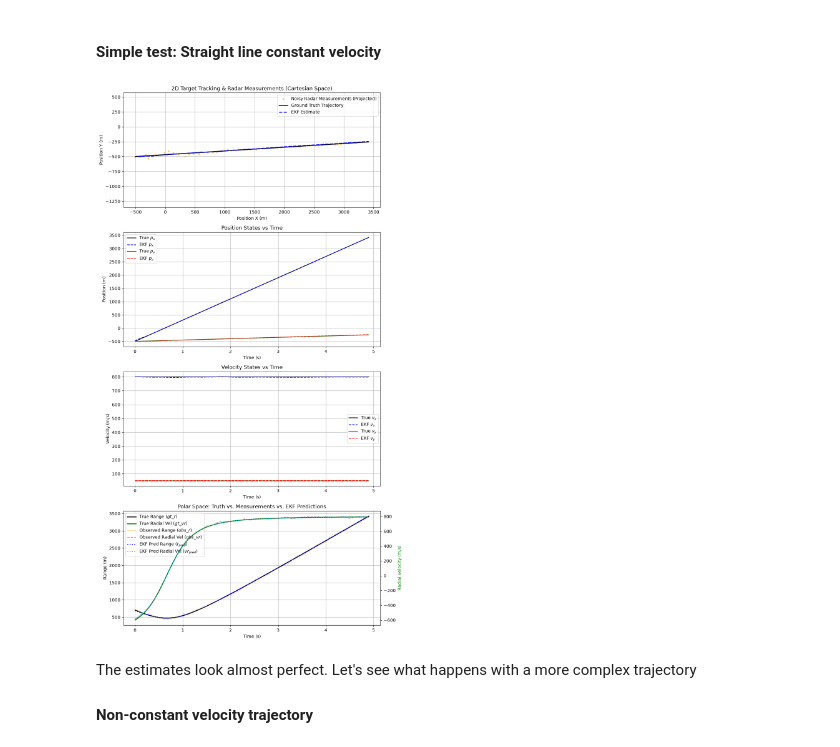
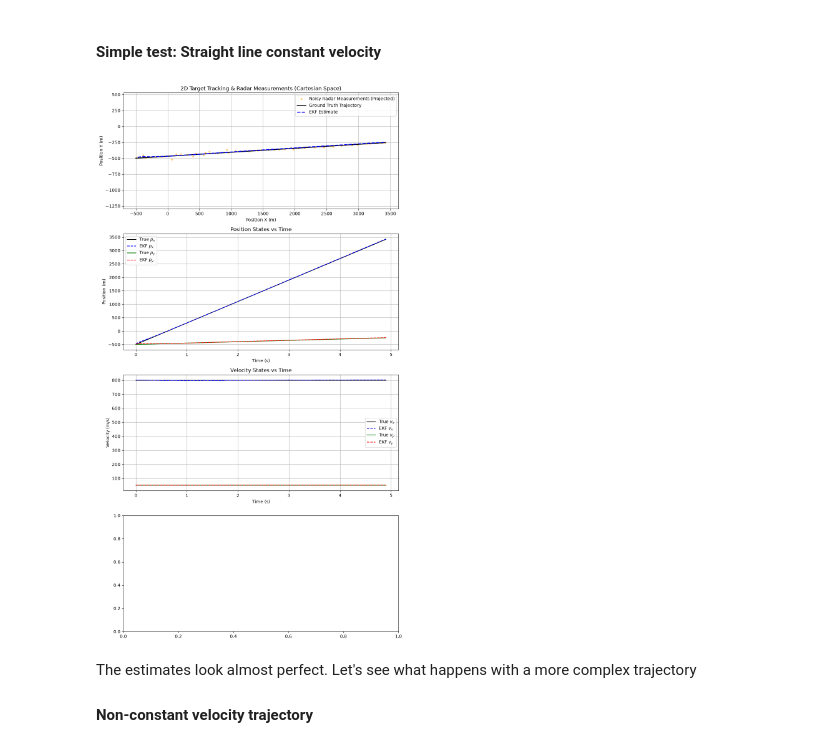
Before and after one commit to soldee/kalman-training, a Jupyter notebook: ekf.ipynb, the cells around one changed output. Saved outputs shown, nothing was run; the diff lists cells and outputs as text; code cells hidden in the pictures.

```diff
--- a/ekf.ipynb
+++ b/ekf.ipynb
@@ -142,7 +142,7 @@ class SemiEKF:
         self.Q = np.array([
             [1/4 * dt**4 * sigma_ax**2, 0, 1/2 * dt**3 * sigma_ax**2, 0],
             [0, 1/4 * dt**4 * sigma_ay**2, 0, 1/2 * dt**3 * sigma_ay**2],
-            [1/2 * dt**3 * sigma_ax*2, 0, dt**2 * sigma_ax**2, 0],
+            [1/2 * dt**3 * sigma_ax**2, 0, dt**2 * sigma_ax**2, 0],
             [0, 1/2 * dt**3 * sigma_ay**2, 0, dt**2 * sigma_ay**2],
         ])
         self.R = np.diag([sigma_r**2, sigma_vr**2])
@@ -216,3 +207,5 @@ for i in range(N):
+# %%
+kf_r = None
 # %%
 def plot():
     fig, axes = plt.subplots(4, 1, figsize=(10, 18))
@@ -239,54 +232,55 @@ def plot():
     axes[1].plot(t, gt_py, 'g-', label='True $p_y$', linewidth=1.5)
     axes[1].plot(t, kf_py, 'r--', label='EKF $p_y$', linewidth=1.5)
     axes[1].set_title('Position States vs Time')
     axes[1].set_xlabel('Time (s)')
     axes[1].set_ylabel('Position (m)')
     axes[1].grid(True)
     axes[1].legend()
 
     # Plot 3: Velocity Components over Time
     axes[2].plot(t, gt_vx, 'k-', label='True $v_x$', linewidth=1.5)
     axes[2].plot(t, kf_vx, 'b--', label='EKF $v_x$', linewidth=1.5)
     axes[2].plot(t, gt_vy, 'g-', label='True $v_y$', linewidth=1.5)
     axes[2].plot(t, kf_vy, 'r--', label='EKF $v_y$', linewidth=1.5)
     axes[2].set_title('Velocity States vs Time')
     axes[2].set_xlabel('Time (s)')
     axes[2].set_ylabel('Velocity (m/s)')
     axes[2].grid(True)
     axes[2].legend()
 
-    # Plot 4: Polar Comparison (Ground Truth vs Raw Observations vs EKF Predictions)
-    ax4_twin = axes[3].twinx()
 
-    # Ground Truth Polar (Solid lines)
-    l1 = axes[3].plot(t, gt_r, 'k-', linewidth=2, label='True Range ($gt\_r$)')
-    l2 = ax4_twin.plot(t, gt_vr, 'g-', linewidth=2, label='True Radial Vel ($gt\_vr$)')
+    if kf_r is not None:
+        # Plot 4: Polar Comparison (Ground Truth vs Raw Observations vs EKF Predictions)
+        ax4_twin = axes[3].twinx()
 
-    # Raw Noisy Observations (Dotted/Alpha lines)
-    l3 = axes[3].plot(t, obs_r, 'orange', alpha=0.4, linestyle='--', label='Observed Range ($obs\_r$)')
-    l4 = ax4_twin.plot(t, obs_vr, 'purple', alpha=0.4, linestyle='--', label='Observed Radial Vel ($obs\_vr$)')
+        # Ground Truth Polar (Solid lines)
+        l1 = axes[3].plot(t, gt_r, 'k-', linewidth=2, label='True Range ($gt\_r$)')
+        l2 = ax4_twin.plot(t, gt_vr, 'g-', linewidth=2, label='True Radial Vel ($gt\_vr$)')
 
-    # EKF Predictions in Polar Space ($h(\hat{x})$)
-    l5 = axes[3].plot(t, kf_r, 'b:', linewidth=2, label='EKF Pred Range ($r_{pred}$)')
-    l6 = ax4_twin.plot(t, kf_vr, 'c:', linewidth=2, label='EKF Pred Radial Vel ($vr_{pred}$)')
+        # Raw Noisy Observations (Dotted/Alpha lines)
+        l3 = axes[3].plot(t, obs_r, 'orange', alpha=0.4, linestyle='--', label='Observed Range ($obs\_r$)')
+        l4 = ax4_twin.plot(t, obs_vr, 'purple', alpha=0.4, linestyle='--', label='Observed Radial Vel ($obs\_vr$)')
+        l5 = axes[3].plot(t, kf_r, 'b:', linewidth=2, label='EKF Pred Range ($r_{pred}$)')
+        l6 = ax4_twin.plot(t, kf_vr, 'c:', linewidth=2, label='EKF Pred Radial Vel ($vr_{pred}$)')
 
-    axes[3].set_title('Polar Space: Truth vs. Measurements vs. EKF Predictions')
-    axes[3].set_xlabel('Time (s)')
-    axes[3].set_ylabel('Range (m)', color='black')
-    ax4_twin.set_ylabel('Radial Velocity (m/s)', color='green')
-    axes[3].grid(True)
+        # EKF Predictions in Polar Space ($h(\hat{x})$)
+        axes[3].set_title('Polar Space: Truth vs. Measurements vs. EKF Predictions')
+        axes[3].set_xlabel('Time (s)')
+        axes[3].set_ylabel('Range (m)', color='black')
+        ax4_twin.set_ylabel('Radial Velocity (m/s)', color='green')
+        axes[3].grid(True)
 
-    # Combined legend for twin axes
-    lines = l1 + l2 + l3 + l4 + l5 + l6
-    labels = [l.get_label() for l in lines]
-    axes[3].legend(lines, labels, loc='upper left')
+        # Combined legend for twin axes
+        lines = l1 + l2 + l3 + l4 + l5 + l6
+        labels = [l.get_label() for l in lines]
+        axes[3].legend(lines, labels, loc='upper left')
 
     plt.tight_layout()
     plt.show()
 
 plot()
 # %% [output]
-[figure, old version]
+[figure, new version]
 # %% [markdown]
 The estimates look almost perfect. Let's see what happens with a more complex trajectory
 
```
Also changed, not shown: parts of 12 cells of this notebook, 1 other file.
